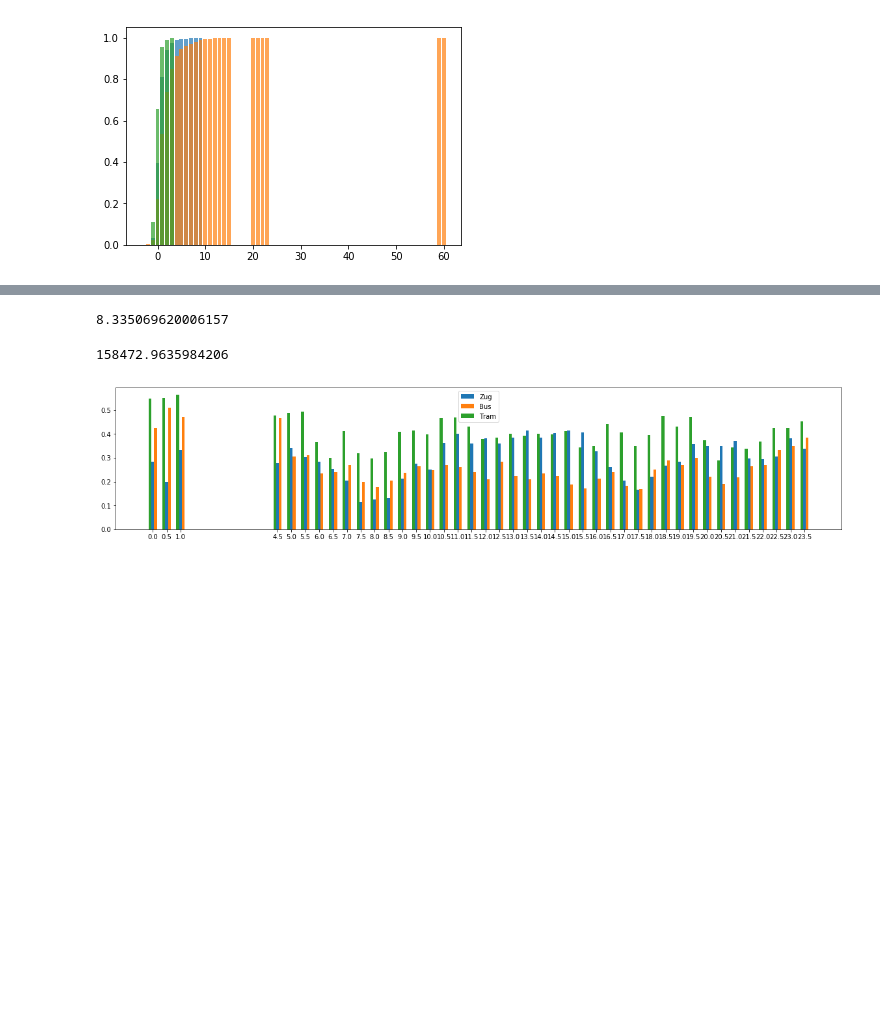
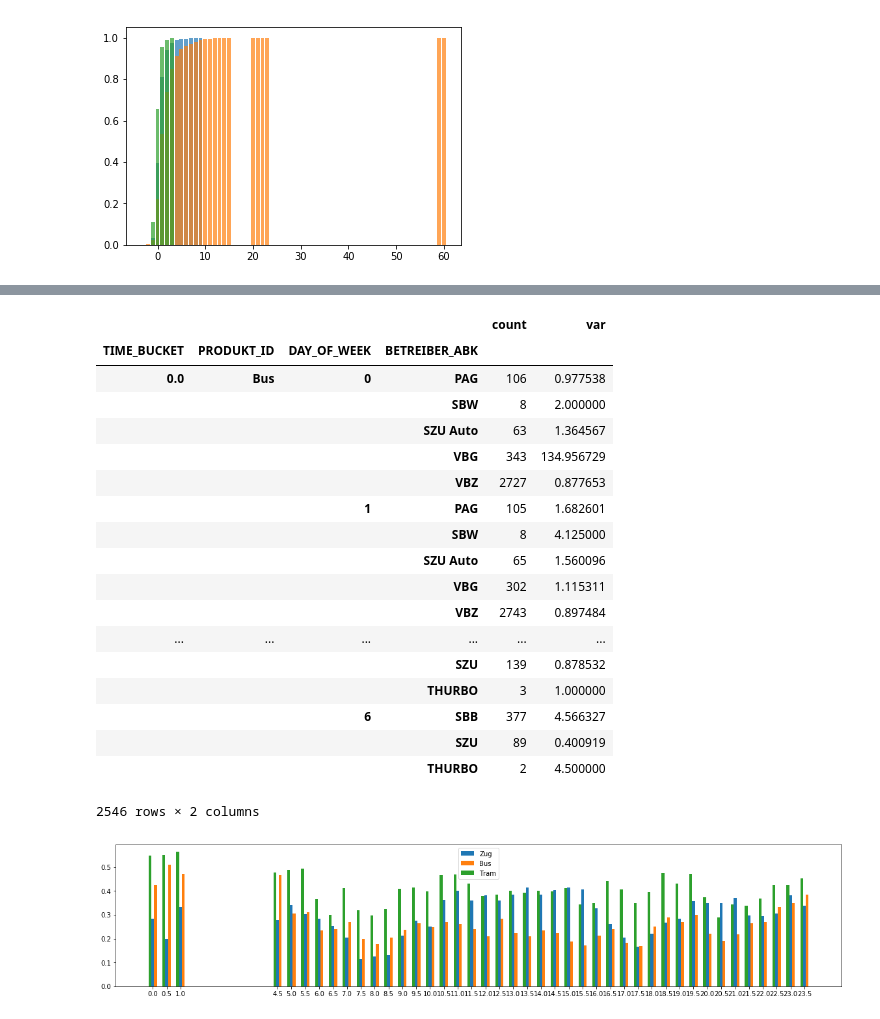
Before and after one commit to gregunz/RobustPlanner, a Jupyter notebook: Notebook_Davide.ipynb, the cells around one changed output, grey strips where cells are left out. Drawn from its saved outputs; the diff is of its cells as text; code cells hidden in the pictures; blank space fills up the shorter version.

```diff
--- a/Notebook_Davide.ipynb
+++ b/Notebook_Davide.ipynb
@@ -157,5 +175,7 @@ plt.show()
 # %%
 useful_col = ["AN_DELAY", "HALTESTELLEN_NAME", "LINIEN_ID", "PRODUKT_ID", "BETREIBER_ABK", "TIME_BUCKET", "DAY_OF_WEEK"]
-groupby_col = ["TIME_BUCKET", "PRODUKT_ID", "DAY_OF_WEEK"]
+groupby_col = ["TIME_BUCKET", "PRODUKT_ID", "DAY_OF_WEEK", "BETREIBER_ABK"]
 
-grouped_df = filtered_df[useful_col].groupby(groupby_col).apply(lambda group: pd.Series(compute_cdf_data(group.AN_DELAY.dropna().values)))
+grouped_df = filtered_df[useful_col].groupby(groupby_col)
+grouped_delay_df = grouped_df.apply(lambda group: group.AN_DELAY.dropna())
+grouped_ecdf_df = grouped_df.apply(lambda group: pd.Series(compute_ecdf_data(group.AN_DELAY.dropna().values)))
@@ -173,11 +182,26 @@ filtered_df["ERROR"] = filtered_df.apply(compute_mse_with_model, axis=1)
-# %%
-filtered_df.ERROR.mean()
-# %% [output]
-8.335069620006157
-# %%
-filtered_df.ERROR.var()
-# %% [output]
-158472.9635984206
+# %%
+# Compute the mean of the variances of each groups. This metric evaluate how good the groupby by is.
+grouped_delay_df.groupby(level=[0,1,2,3]).agg(["count", "var"])
+# %% [output]
+|  |  |  |  | count | var |
+| TIME_BUCKET | PRODUKT_ID | DAY_OF_WEEK | BETREIBER_ABK |  |  |
+| 0.0 | Bus | 0 | PAG | 106 | 0.977538 |
+|  |  |  | SBW | 8 | 2.000000 |
+|  |  |  | SZU Auto | 63 | 1.364567 |
+|  |  |  | VBG | 343 | 134.956729 |
+|  |  |  | VBZ | 2727 | 0.877653 |
+|  |  | 1 | PAG | 105 | 1.682601 |
+|  |  |  | SBW | 8 | 4.125000 |
+|  |  |  | SZU Auto | 65 | 1.560096 |
+|  |  |  | VBG | 302 | 1.115311 |
+|  |  |  | VBZ | 2743 | 0.897484 |
+| ... | ... | ... | ... | ... | ... |
+|  |  |  | SZU | 139 | 0.878532 |
+|  |  |  | THURBO | 3 | 1.000000 |
+|  |  | 6 | SBB | 377 | 4.566327 |
+|  |  |  | SZU | 89 | 0.400919 |
+|  |  |  | THURBO | 2 | 4.500000 |
+2546 rows × 2 columns
 # %%
 plt.figure(figsize=(20,4))
 plt.bar(grouped_df.loc[:, "Zug", 0, 0].keys()/2., grouped_df.loc[:, "Zug", 0, 0], width=0.1)
```
Also changed, not shown: parts of 7 cells of this notebook.
